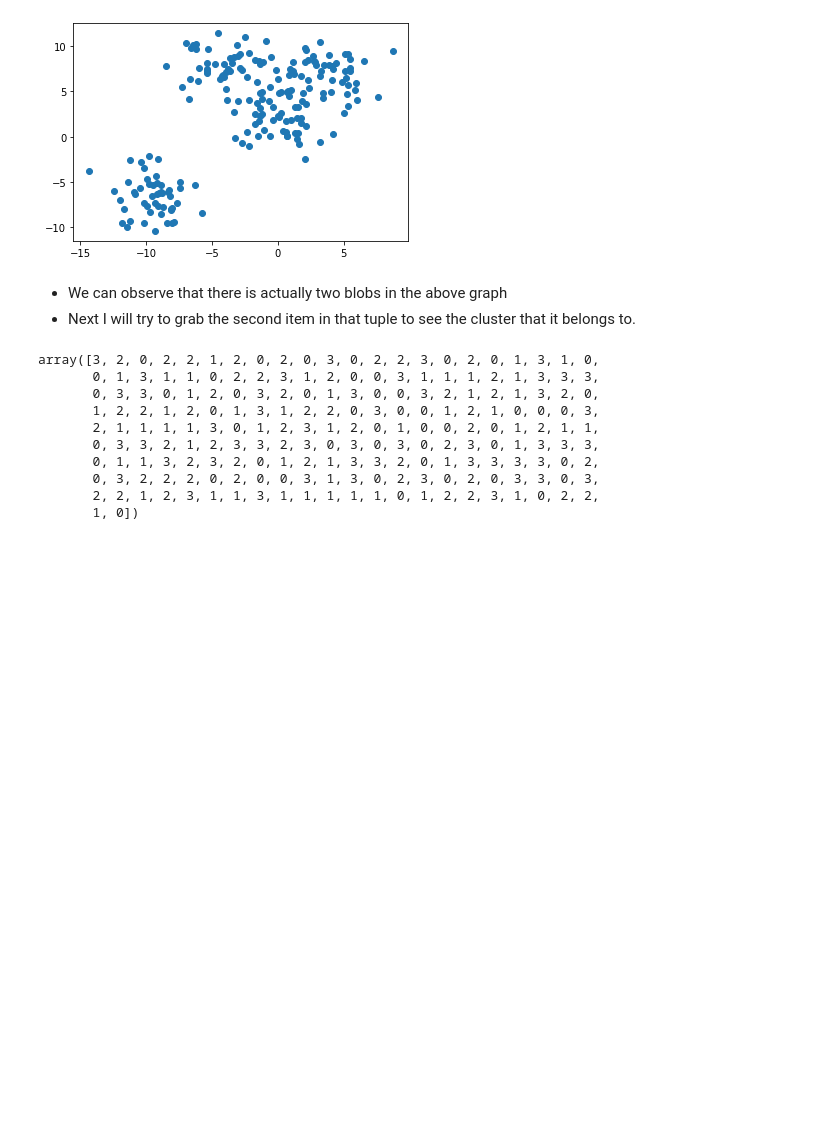
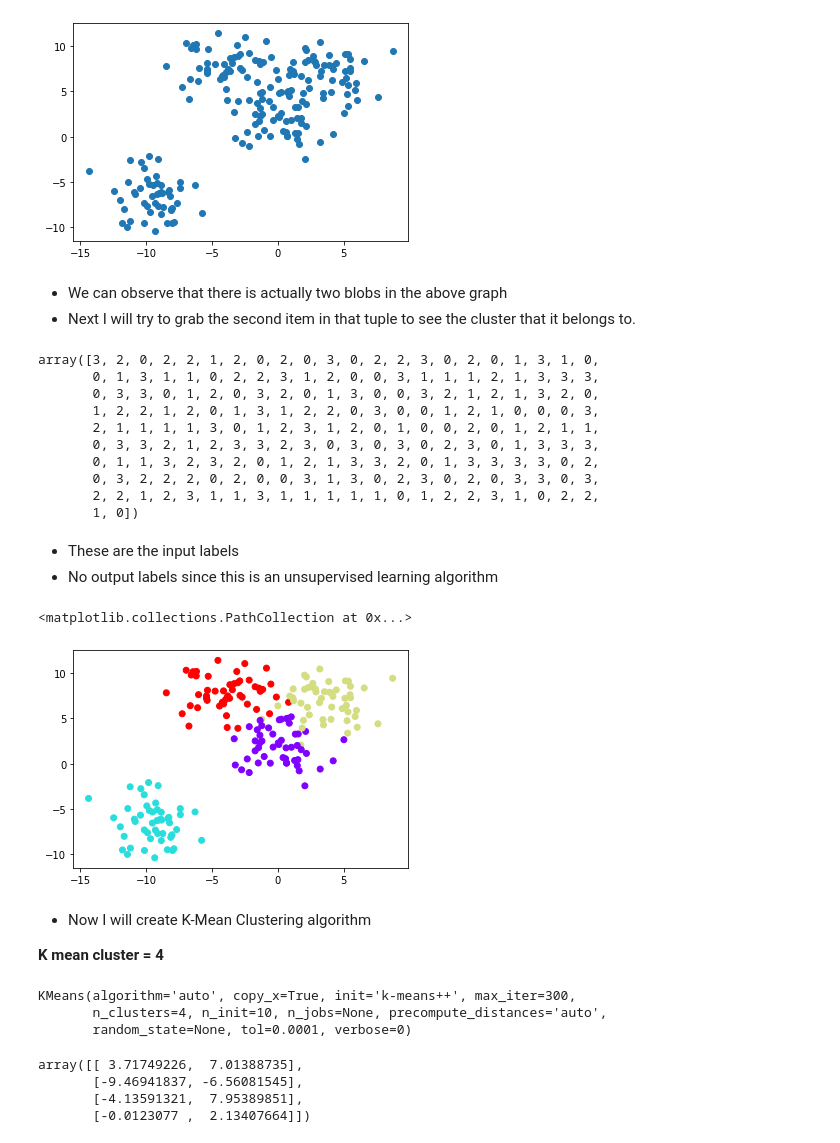
Before and after one commit to Gpower01/K_Mean_Clustering_and_PCA, a Jupyter notebook: K-Mean Cluster_Projects/K_Mean_Clustering_Project01.ipynb, the cells around one changed output. Drawn from its saved outputs; the diff is of its cells as text; code cells hidden in the pictures; blank space fills up the shorter version.

Commit message:
K-Mean Clustering Project01 Results and Notebook added

```diff
--- a/K-Mean Cluster_Projects/K_Mean_Clustering_Project01.ipynb
+++ b/K-Mean Cluster_Projects/K_Mean_Clustering_Project01.ipynb
@@ -66,3 +66,15 @@ array([3, 2, 0, 2, 2, 1, 2, 0, 2, 0, 3, 0, 2, 2, 3, 0, 2, 0, 1, 3, 1, 0,
        0, 3, 2, 2, 2, 0, 2, 0, 0, 3, 1, 3, 0, 2, 3, 0, 2, 0, 3, 3, 0, 3,
        2, 2, 1, 2, 3, 1, 1, 3, 1, 1, 1, 1, 1, 0, 1, 2, 2, 3, 1, 0, 2, 2,
        1, 0])
+# %% [markdown]
+- These are the input labels
+- No output labels since this is an unsupervised learning algorithm
+# %%
+plt.scatter(data[0][:,0],data[0][:,1],c=data[1],cmap='rainbow')
+# %% [output]
+<matplotlib.collections.PathCollection at 0x...>
+[figure, added]
+# %% [markdown]
+- Now I will create K-Mean Clustering algorithm
+
+**K mean cluster = 4**
@@ -68,0 +85,13 @@ array([3, 2, 0, 2, 2, 1, 2, 0, 2, 0, 3, 0, 2, 2, 3, 0, 2, 0, 1, 3, 1, 0,
+# %%
+kmeans.fit(data[0])
+# %% [output]
+KMeans(algorithm='auto', copy_x=True, init='k-means++', max_iter=300,
+       n_clusters=4, n_init=10, n_jobs=None, precompute_distances='auto',
+       random_state=None, tol=0.0001, verbose=0)
+# %%
+kmeans.cluster_centers_
+# %% [output]
+array([[ 3.71749226,  7.01388735],
+       [-9.46941837, -6.56081545],
+       [-4.13591321,  7.95389851],
+       [-0.0123077 ,  2.13407664]])
```
Also changed, not shown: parts of 23 cells of this notebook, 5 other files.
